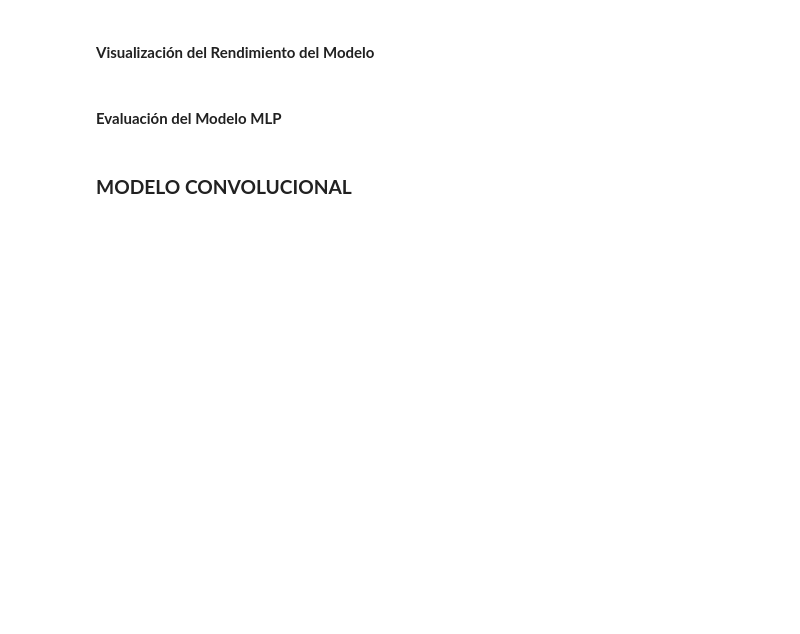
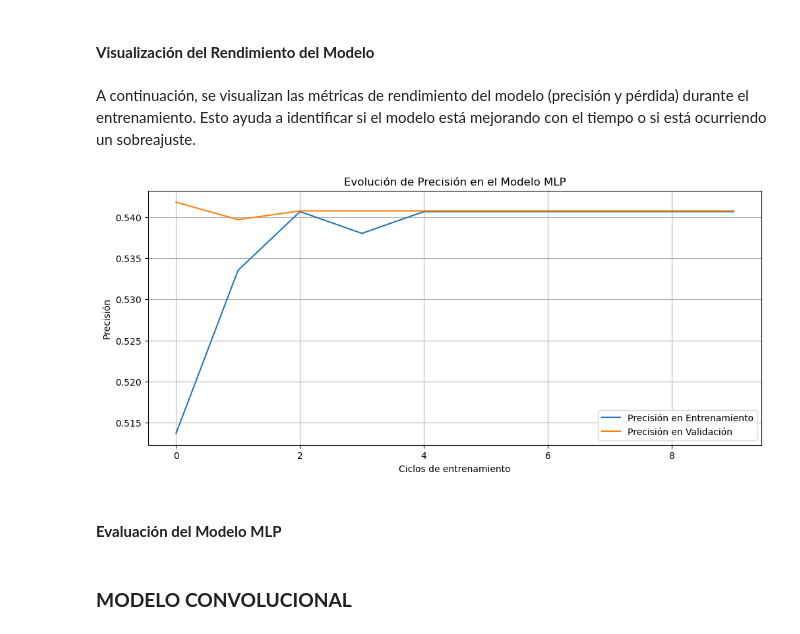
Before and after one commit to Vikktor93/ConvNet, a Jupyter notebook: 001-ConvNet.ipynb, the cells around one changed output. Cells and saved outputs as stored; diff of their text form; code cells hidden in the pictures; blank space fills up the shorter version.

Commit message:
Se agrega el MLP, diseño, entrenamiento y visualización de rendimiento del modelo

```diff
--- a/001-ConvNet.ipynb
+++ b/001-ConvNet.ipynb
@@ -129,2 +135,18 @@ plt.show()
+# %%
+mlp_model = Sequential([
+    Flatten(input_shape=(128, 128, 3)),
+    Dense(256, activation='relu'),
+    Dropout(0.3),
+    Dense(128, activation='relu'),
+    Dropout(0.3),
+    Dense(1, activation='sigmoid')
+])
+
+# Compilación del modelo MLP
+mlp_model.compile(
+    optimizer='adam',
+    loss='binary_crossentropy',
+    metrics=['accuracy']
+)
 # %% [markdown]
 #### **Entrenamiento del Modelo Perceptrón Multicapa**
@@ -130,0 +158,7 @@ plt.show()
+# %%
+mlp_history = mlp_model.fit(
+    train_data,
+    validation_data=val_data,
+    epochs=10,
+    batch_size=64
+)
@@ -131,5 +186,20 @@ plt.show()
 # %% [markdown]
 #### **Visualización del Rendimiento del Modelo**
+# %% [markdown]
+A continuación, se visualizan las métricas de rendimiento del modelo (precisión y pérdida) durante el entrenamiento.
+Esto ayuda a identificar si el modelo está mejorando con el tiempo o si está ocurriendo un sobreajuste.
+# %%
+plt.figure(figsize=(12, 5))
+plt.plot(mlp_history.history['accuracy'], label='Precisión en Entrenamiento')
+plt.plot(mlp_history.history['val_accuracy'], label='Precisión en Validación')
+plt.xlabel('Ciclos de entrenamiento')
+plt.ylabel('Precisión')
+plt.title('Evolución de Precisión en el Modelo MLP')
+plt.legend()
+plt.grid(True)
+plt.show()
+# %% [output]
+[figure, added]
 # %% [markdown]
 #### **Evaluación del Modelo MLP**
 # %% [markdown]
```
Also changed, not shown: parts of 4 cells of this notebook.
